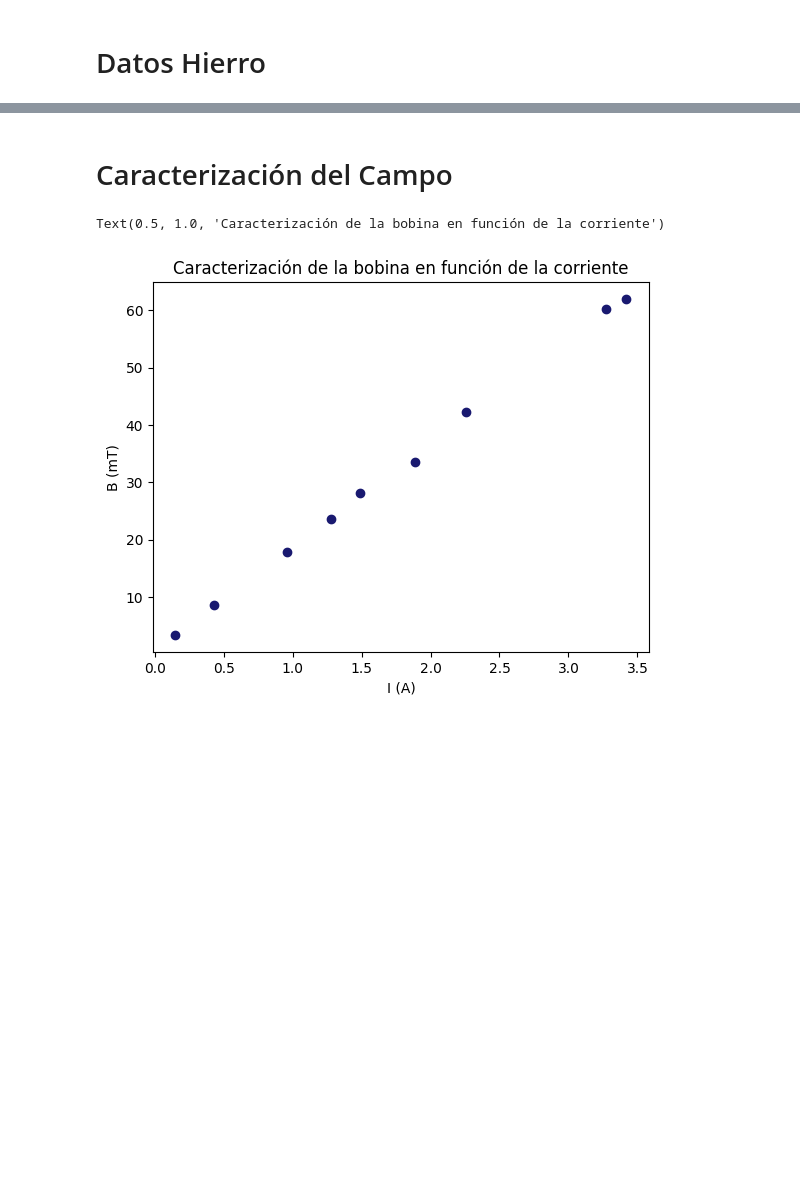
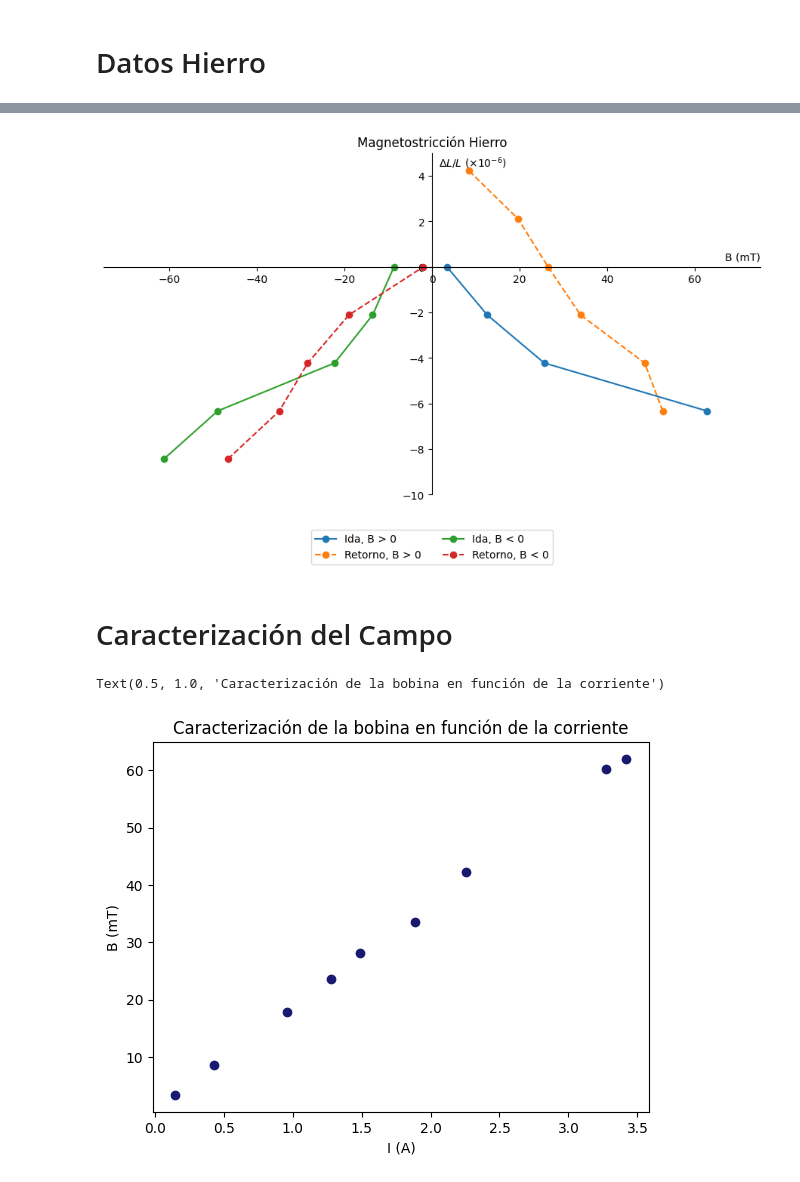
Before and after one commit to Emyfoton/Codigos_pregrado, a Jupyter notebook: Magnetostricción.ipynb, the cells around one changed output, grey strips where cells are left out. Cells and saved outputs as stored; diff of their text form; code cells hidden in the pictures; blank space fills up the shorter version.

```diff
--- a/Magnetostricción.ipynb
+++ b/Magnetostricción.ipynb
@@ -63,0 +67,4 @@ Text(0, 0.5, 'I (A)')
+# %%
+def calculoB(I):
+  B= 18.054134312365047*I + 0.6977627857270032
+  return B
@@ -64,3 +117,80 @@ Text(0, 0.5, 'I (A)')
+# %%
+import numpy as np
+import matplotlib.pyplot as plt
+
+# Parámetros
+lamda = 632.8e-9
+l0 = 0.15
+f = lamda/(2*l0)
+
+def calculoB(I):
+    return 18.054134312365047*I + 0.6977627857270032
+
+# Datos
+I1_Fe = np.array([0.15, 0.66, 1.38, 3.44])
+N1_Fe = np.array([0, -1, -2, -3])
+
+I2_Fe = np.array([2.88, 2.65, 1.84, 1.43, 1.05, 0.43])
+N2_Fe = np.array([-3, -2, -1, 0, 1, 2])
+
+I3_Fe = np.array([-0.52, -0.79, -1.27, -2.75, -3.43])
+N3_Fe = np.array([0, 1, 2, 3, 4])
+
+I4_Fe = np.array([-2.62, -1.97, -1.61, -1.09, -0.15])
+N4_Fe = np.array([4, 3, 2, 1, 0])
+
+# Campo magnético
+B1 = calculoB(I1_Fe)
+B2 = calculoB(I2_Fe)
+B3 = calculoB(I3_Fe)
+B4 = calculoB(I4_Fe)
+
+# Deformaciones
+d1 = N1_Fe*f
+d2 = N2_Fe*f
+d3 = -N3_Fe*f
+d4 = -N4_Fe*f
+
+# Escalar a microdeformación (10^-6)
+d1 *= 1e6
+d2 *= 1e6
+d3 *= 1e6
+d4 *= 1e6
+
+# Gráfica
+fig, ax = plt.subplots(figsize=(9,6))
+
+ax.plot(B1, d1, 'o-', label='Ida, B > 0')
+ax.plot(B2, d2, 'o--', label='Retorno, B > 0')
+ax.plot(B3, d3, 'o-', label='Ida, B < 0')
+ax.plot(B4, d4, 'o--', label='Retorno, B < 0')
+
+# Ejes en el origen
+ax.spines["left"].set_position("zero")
+ax.spines["bottom"].set_position("zero")
+ax.spines["right"].set_visible(False)
+ax.spines["top"].set_visible(False)
+
+# Límites similares al ejemplo
+ax.set_xlim(-75, 75)
+ax.set_ylim(-10, 5)
+
+# Etiquetas estilo ejemplo
+ax.text(75, 0.3, "B (mT)", ha="right")
+ax.text(1.5, 4.4, r"$\Delta L/L$ ($\times10^{-6}$)")
+
+# Título y leyenda
+ax.set_title("Magnetostricción Hierro")
+ax.legend(
+    loc="lower center",
+    bbox_to_anchor=(0.5, -0.22),
+    ncol=2
+)
+
+plt.tight_layout()
+plt.show()
+# %% [output]
+[figure, added]
 # %% [markdown]
 # Caracterización del Campo
 # %%
```
Also changed, not shown: parts of 14 cells of this notebook.
